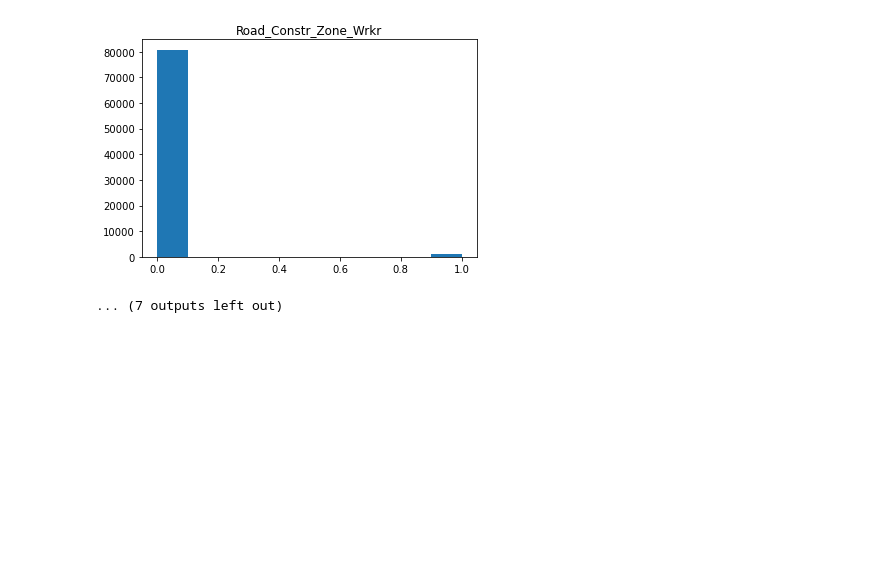
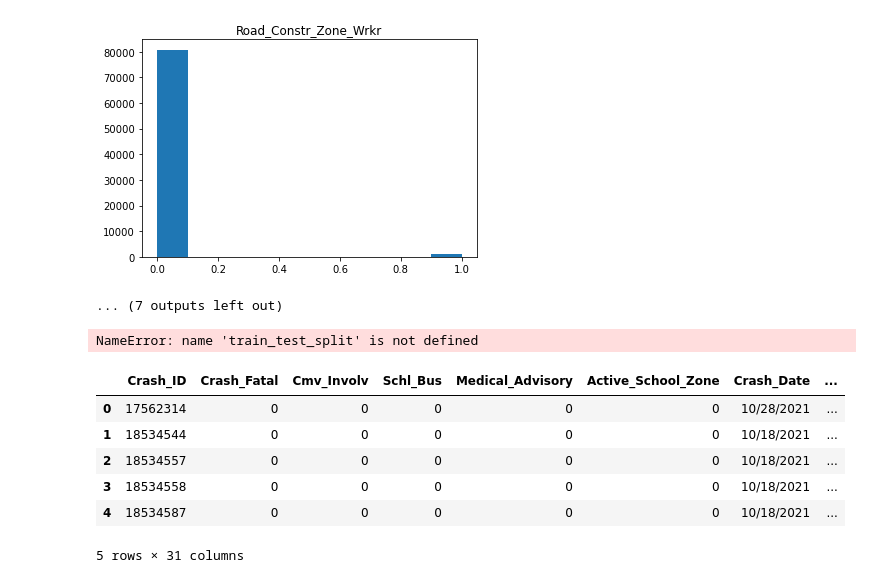
Before and after one commit to randyfrench/texas-motor-vehicle-crashes-2021, a Jupyter notebook: texas_crash_2021.ipynb, the cells around one changed output. Saved outputs shown, nothing was run; the diff lists cells and outputs as text; code cells hidden in the pictures; blank space fills up the shorter version.

```diff
--- a/texas_crash_2021.ipynb
+++ b/texas_crash_2021.ipynb
@@ -165,3 +165,19 @@ for col in num_cols:
 [figure]
 [figure]
 ... (7 outputs left out)
+# %%
+# Split the data
+train, test = train_test_split(df, test_size=.2, random_state=123, stratify=df.Crash_Fatal)
+train, validate = train_test_split(train, test_size=.3, random_state=123, stratify=train.Crash_Fatal)
+# %% [output]
+NameError: name 'train_test_split' is not defined
+# %%
+df.head()
+# %% [output]
+|  | Crash_ID | Crash_Fatal | Cmv_Involv | Schl_Bus | Medical_Advisory | Active_School_Zone | Crash_Date | ... |
+| 0 | 17562314 | 0 | 0 | 0 | 0 | 0 | 10/28/2021 | ... |
+| 1 | 18534544 | 0 | 0 | 0 | 0 | 0 | 10/18/2021 | ... |
+| 2 | 18534557 | 0 | 0 | 0 | 0 | 0 | 10/18/2021 | ... |
+| 3 | 18534558 | 0 | 0 | 0 | 0 | 0 | 10/18/2021 | ... |
+| 4 | 18534587 | 0 | 0 | 0 | 0 | 0 | 10/18/2021 | ... |
+5 rows × 31 columns
```
